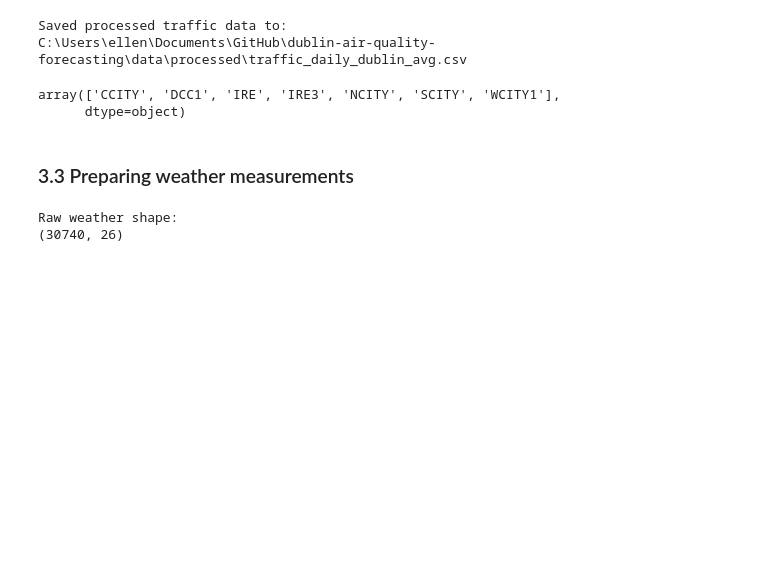
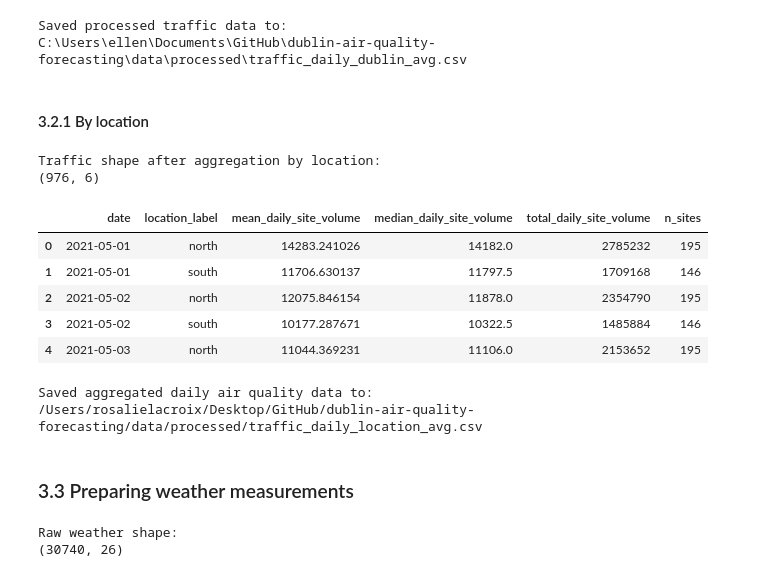
Before and after one commit to jako6f/dublin-air-quality-forecasting, a Jupyter notebook: notebooks/dublin_air_quality_forecasting.ipynb, the cells around one changed output. Drawn from its saved outputs; the diff is of its cells as text; code cells hidden in the pictures; blank space fills up the shorter version.

```diff
--- a/notebooks/dublin_air_quality_forecasting.ipynb
+++ b/notebooks/dublin_air_quality_forecasting.ipynb
@@ -956,11 +1062,68 @@ Traffic shape after spatial aggregation to Dublin-day:
 | 4 | 2021-05-05 | 16559.577491 | 15467.285714 | 13936738 | 863 | ... |
 Saved processed traffic data to:
 C:\Users\ellen\Documents\GitHub\dublin-air-quality-forecasting\data\processed\traffic_daily_dublin_avg.csv
-# %%
-traffic_df['Region'].unique()
-# %% [output]
-array(['CCITY', 'DCC1', 'IRE', 'IRE3', 'NCITY', 'SCITY', 'WCITY1'],
-      dtype=object)
+# %% [markdown]
+#### 3.2.1 By location
+# %%
+# ==================================================
+# Traffic data (by location)
+# Aggregate traffic patterns by location
+# ==================================================
+
+from pathlib import Path
+import pandas as pd
+
+# -----------------------------
+# File paths
+# -----------------------------
+project_root = next(p for p in Path().resolve().parents if (p / "environment.yml").exists())
+
+traffic_path = project_root / "data" / "external" / "traffic_daily_by_region_from_sites.csv"
+
+output_path = project_root / "data" / "processed" / "traffic_daily_location_avg.csv"
+
+# -----------------------------
+# Load traffic data
+# -----------------------------
+traffic_df = pd.read_csv(traffic_path)
+traffic_df["date"] = pd.to_datetime(traffic_df["date"], errors="coerce")
+
+# -----------------------------
+# Aggregate by NCITY and SCITY
+# -----------------------------
+n_s_city = (traffic_df['Region'] == 'NCITY') | (traffic_df['Region'] == 'SCITY')
+
+traffic_location_daily = traffic_df[n_s_city].reset_index(drop=True)
+
+traffic_location_daily = traffic_location_daily.rename(columns={'Region': 'location_label'})
+
+traffic_location_daily['location_label'] = traffic_location_daily['location_label'].map({
+    'NCITY': 'north',
+    'SCITY': 'south'
+})
+
+print("\nTraffic shape after aggregation by location:")
+print(traffic_location_daily.shape)
+display(traffic_location_daily.head())
+
+# -----------------------------
+# Save processed Dublin-level traffic data by location
+# -----------------------------
+output_path.parent.mkdir(parents=True, exist_ok=True)
+traffic_location_daily.to_csv(output_path, index=False)
+
+print(f"\nSaved aggregated daily air quality data to:\n{output_path}")
+# %% [output]
+Traffic shape after aggregation by location:
+(976, 6)
+|  | date | location_label | mean_daily_site_volume | median_daily_site_volume | total_daily_site_volume | n_sites |
+| 0 | 2021-05-01 | north | 14283.241026 | 14182.0 | 2785232 | 195 |
+| 1 | 2021-05-01 | south | 11706.630137 | 11797.5 | 1709168 | 146 |
+| 2 | 2021-05-02 | north | 12075.846154 | 11878.0 | 2354790 | 195 |
+| 3 | 2021-05-02 | south | 10177.287671 | 10322.5 | 1485884 | 146 |
+| 4 | 2021-05-03 | north | 11044.369231 | 11106.0 | 2153652 | 195 |
+Saved aggregated daily air quality data to:
+/Users/rosalielacroix/Desktop/GitHub/dublin-air-quality-forecasting/data/processed/traffic_daily_location_avg.csv
 # %% [markdown]
 ### 3.3 Preparing weather measurements
 # %%
```
Also changed, not shown: parts of 6 cells of this notebook, 3 other files.
